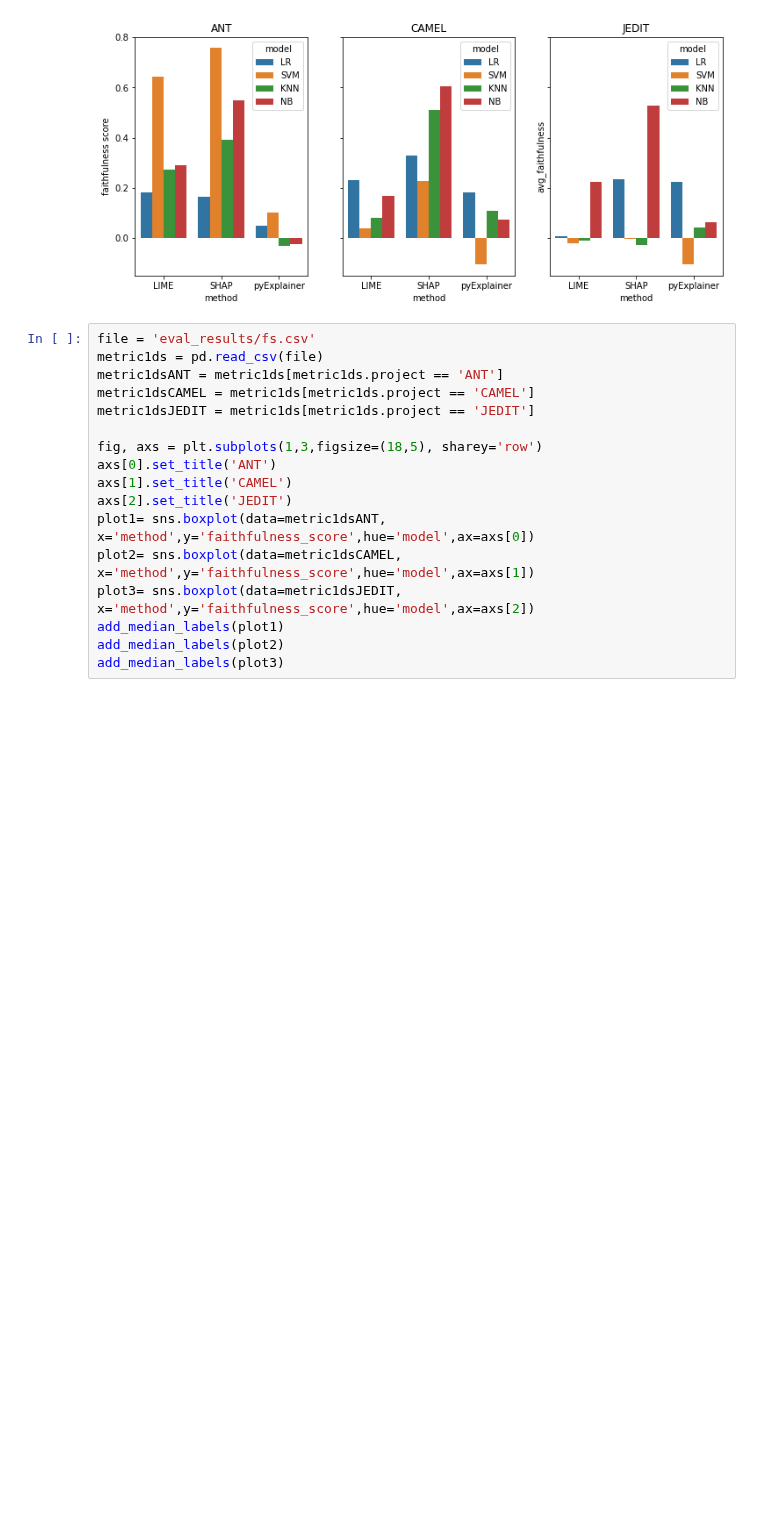
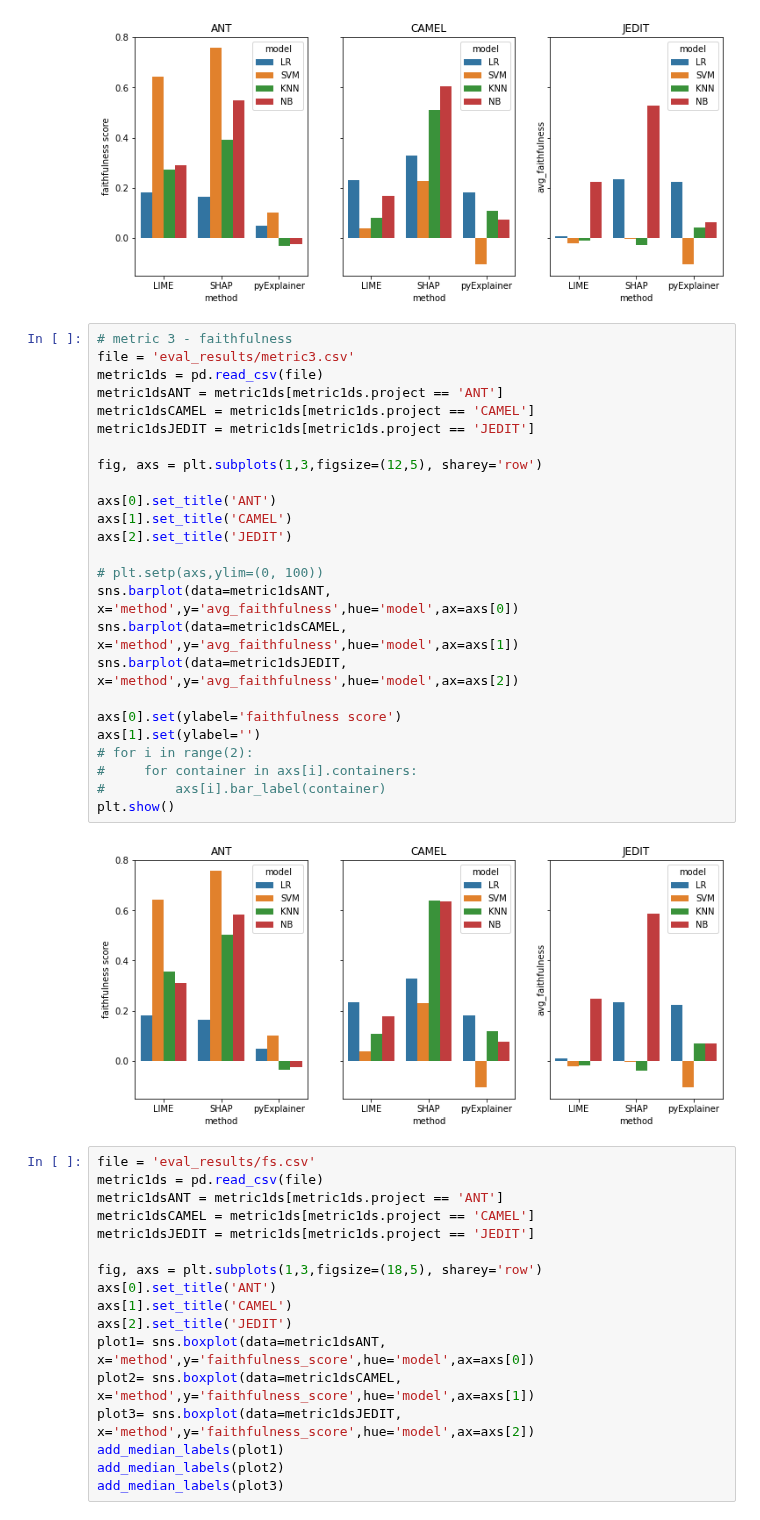
Before and after one commit to shinwenyip/xai-swe, a Jupyter notebook: charts.ipynb, the cells around one changed output. Drawn from its saved outputs; the diff is of its cells as text; blank space fills up the shorter version.

```diff
--- a/charts.ipynb
+++ b/charts.ipynb
@@ -106,6 +106,33 @@ axs[1].set(ylabel='')
 plt.show()
 # %% [output]
 [figure]
+# %%
+# metric 3 - faithfulness
+file = 'eval_results/metric3.csv'
+metric1ds = pd.read_csv(file)
+metric1dsANT = metric1ds[metric1ds.project == 'ANT']
+metric1dsCAMEL = metric1ds[metric1ds.project == 'CAMEL']
+metric1dsJEDIT = metric1ds[metric1ds.project == 'JEDIT']
+
+fig, axs = plt.subplots(1,3,figsize=(12,5), sharey='row')
+
+axs[0].set_title('ANT')
+axs[1].set_title('CAMEL')
+axs[2].set_title('JEDIT')
+
+# plt.setp(axs,ylim=(0, 100))
+sns.barplot(data=metric1dsANT, x='method',y='avg_faithfulness',hue='model',ax=axs[0])
+sns.barplot(data=metric1dsCAMEL, x='method',y='avg_faithfulness',hue='model',ax=axs[1])
+sns.barplot(data=metric1dsJEDIT, x='method',y='avg_faithfulness',hue='model',ax=axs[2])
+
+axs[0].set(ylabel='faithfulness score')
+axs[1].set(ylabel='')
+# for i in range(2):
+#     for container in axs[i].containers:
+#         axs[i].bar_label(container)
+plt.show()
+# %% [output]
+[figure, added]
 # %%
 file = 'eval_results/fs.csv'
 metric1ds = pd.read_csv(file)
```
Also changed, not shown: parts of 6 cells of this notebook, 3 other files.
